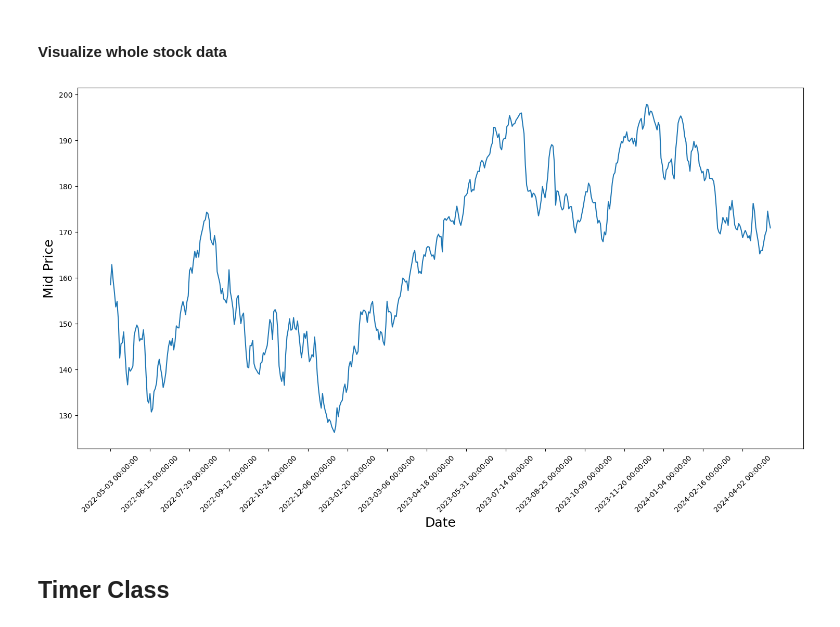
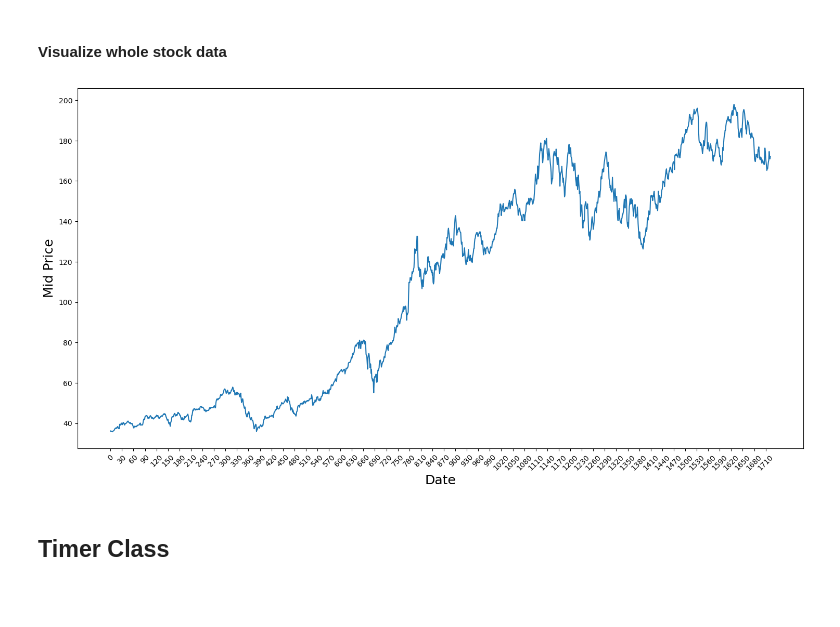
Before and after one commit to Elijawhan/CPE490PROJECT, a Jupyter notebook: mooreElijah-Project-Proposal/mooreElijah-project.ipynb, the cells around one changed output. Saved outputs shown, nothing was run; the diff lists cells and outputs as text; code cells hidden in the pictures; blank space fills up the shorter version.

```diff
--- a/mooreElijah-Project-Proposal/mooreElijah-project.ipynb
+++ b/mooreElijah-Project-Proposal/mooreElijah-project.ipynb
@@ -56,17 +61,17 @@ warnings.filterwarnings("ignore") #Hide messy Numpy warnings
 #### Visualize whole stock data
 # %%
 # Choice of stock:
-df = apple_hist
+df = pd.read_csv("./data/AAPL.csv")
 
 df['date'] = df.index
 plt.figure(figsize = (18,9))
 plt.plot(range(df.shape[0]),(df['Low']+df['High'])/2.0)
 plt.xticks(range(0,df.shape[0],30),df['date'].loc[::30],rotation=45)
 plt.xlabel('Date',fontsize=18)
 plt.ylabel('Mid Price',fontsize=18)
 plt.show()
 # %% [output]
-[figure, old version]
+[figure, new version]
 # %% [markdown]
 ## Timer Class
 # %%
```
Also changed, not shown: parts of 2 cells of this notebook, 9 other files.
